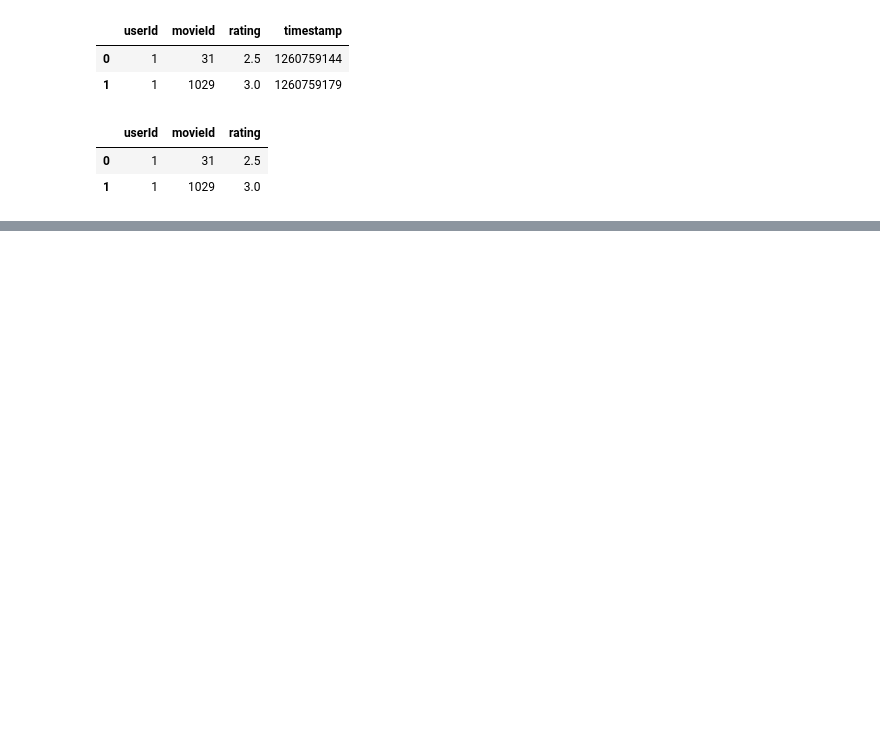
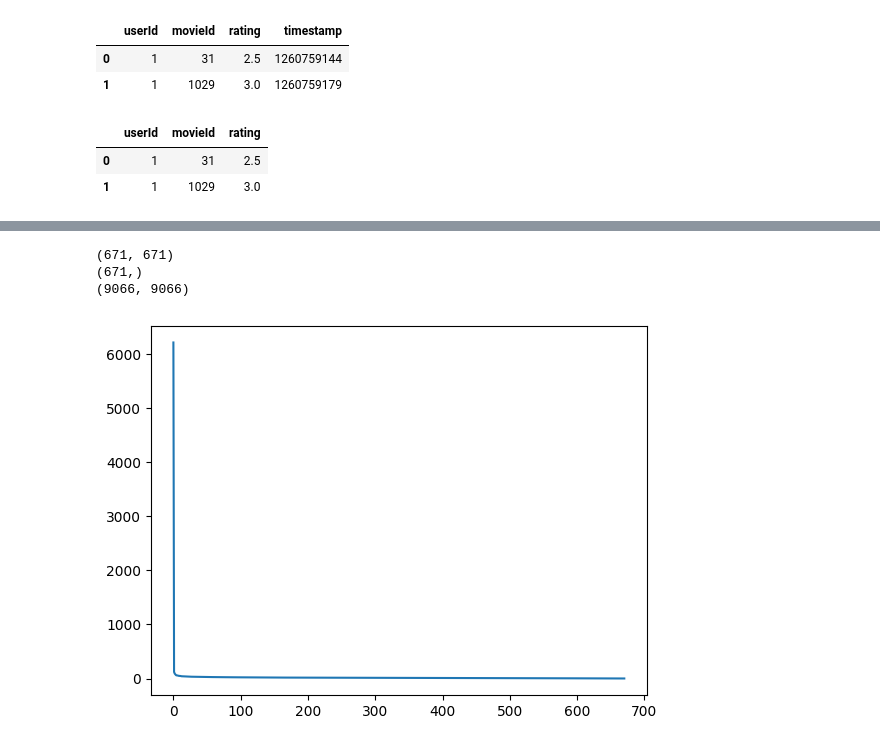
Before and after one commit to esdrasgc/netflix_challenge, a Jupyter notebook: main.ipynb, the cells around one changed output, grey strips where cells are left out. Cells and saved outputs as stored; diff of their text form; code cells hidden in the pictures; blank space fills up the shorter version.

```diff
--- a/main.ipynb
+++ b/main.ipynb
@@ -36,0 +37,5 @@ print(b.iloc[i, j])
+# %%
+## substitui os NANs da matriz B por 2.5
+b = b.fillna(2.5)
+# %%
+b = b.to_numpy()
@@ -36,0 +50,13 @@ print(b.iloc[i, j])
+# %%
+from scipy.linalg import svd, diagsvd
+
+## calcula a SVD da matriz B
+U, s, Vt = svd(b)
+# %%
+print(U.shape)
+print(s.shape)
+print(Vt.shape)
+# %% [output]
+(671, 671)
+(671,)
+(9066, 9066)
@@ -36,0 +65,5 @@ print(b.iloc[i, j])
+# %%
+plt.plot(s)
+plt.show()
+# %% [output]
+[figure, added]
```
Also changed, not shown: parts of 7 cells of this notebook.
